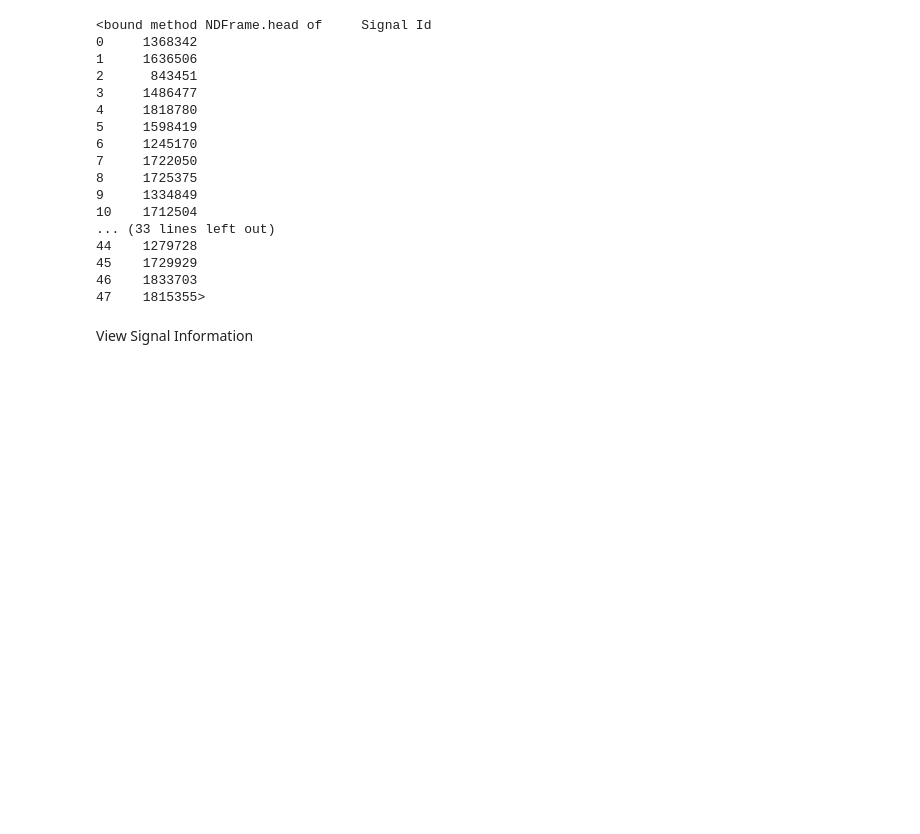
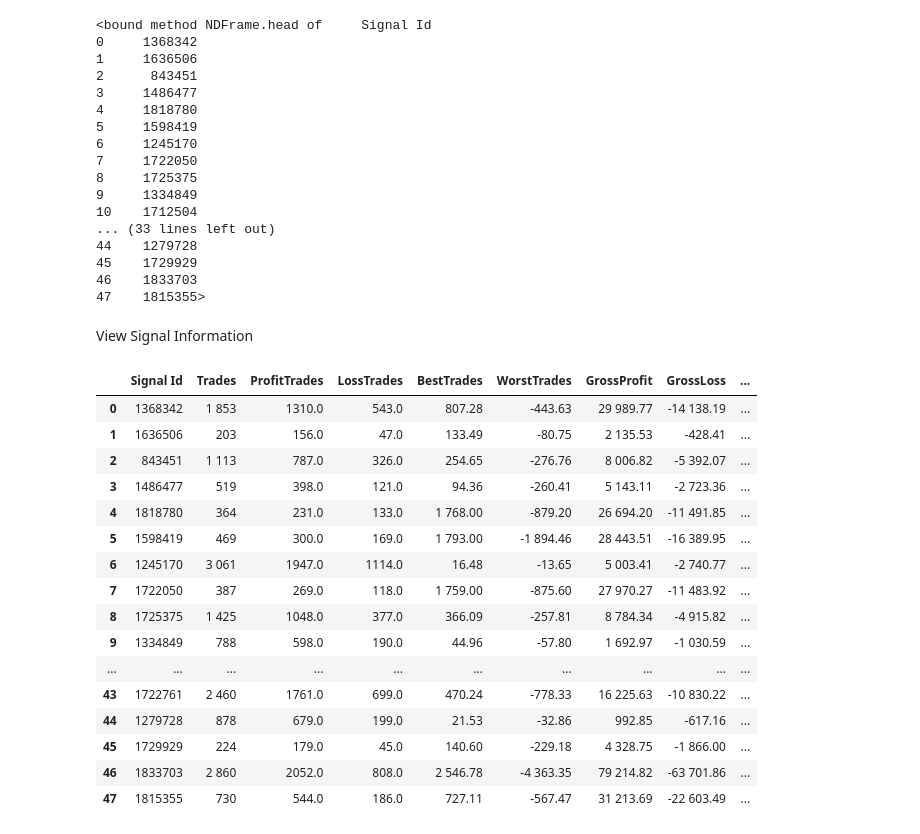
Before and after one commit to tommenguyen0602/PortfolioVisual, a Jupyter notebook: DataCrawl.ipynb, the cells around one changed output. Saved outputs shown, nothing was run; the diff lists cells and outputs as text; code cells hidden in the pictures; blank space fills up the shorter version.

```diff
--- a/DataCrawl.ipynb
+++ b/DataCrawl.ipynb
@@ -124,4 +124,22 @@ with open('signal_details.csv', 'w', newline='') as signal_detailsFile:
 View Signal Information
 # %%
 signals = pd.read_csv("signal_details.csv")
-signals
+signals.head(10)
+# %% [output]
+|  | Signal Id | Trades | ProfitTrades | LossTrades | BestTrades | WorstTrades | GrossProfit | GrossLoss | ... |
+| 0 | 1368342 | 1 853 | 1310.0 | 543.0 | 807.28 | -443.63 | 29 989.77 | -14 138.19 | ... |
+| 1 | 1636506 | 203 | 156.0 | 47.0 | 133.49 | -80.75 | 2 135.53 | -428.41 | ... |
+| 2 | 843451 | 1 113 | 787.0 | 326.0 | 254.65 | -276.76 | 8 006.82 | -5 392.07 | ... |
+| 3 | 1486477 | 519 | 398.0 | 121.0 | 94.36 | -260.41 | 5 143.11 | -2 723.36 | ... |
+| 4 | 1818780 | 364 | 231.0 | 133.0 | 1 768.00 | -879.20 | 26 694.20 | -11 491.85 | ... |
+| 5 | 1598419 | 469 | 300.0 | 169.0 | 1 793.00 | -1 894.46 | 28 443.51 | -16 389.95 | ... |
+| 6 | 1245170 | 3 061 | 1947.0 | 1114.0 | 16.48 | -13.65 | 5 003.41 | -2 740.77 | ... |
+| 7 | 1722050 | 387 | 269.0 | 118.0 | 1 759.00 | -875.60 | 27 970.27 | -11 483.92 | ... |
+| 8 | 1725375 | 1 425 | 1048.0 | 377.0 | 366.09 | -257.81 | 8 784.34 | -4 915.82 | ... |
+| 9 | 1334849 | 788 | 598.0 | 190.0 | 44.96 | -57.80 | 1 692.97 | -1 030.59 | ... |
+| ... | ... | ... | ... | ... | ... | ... | ... | ... | ... |
+| 43 | 1722761 | 2 460 | 1761.0 | 699.0 | 470.24 | -778.33 | 16 225.63 | -10 830.22 | ... |
+| 44 | 1279728 | 878 | 679.0 | 199.0 | 21.53 | -32.86 | 992.85 | -617.16 | ... |
+| 45 | 1729929 | 224 | 179.0 | 45.0 | 140.60 | -229.18 | 4 328.75 | -1 866.00 | ... |
+| 46 | 1833703 | 2 860 | 2052.0 | 808.0 | 2 546.78 | -4 363.35 | 79 214.82 | -63 701.86 | ... |
+| 47 | 1815355 | 730 | 544.0 | 186.0 | 727.11 | -567.47 | 31 213.69 | -22 603.49 | ... |
```
Also changed, not shown: parts of 1 cell of this notebook.
